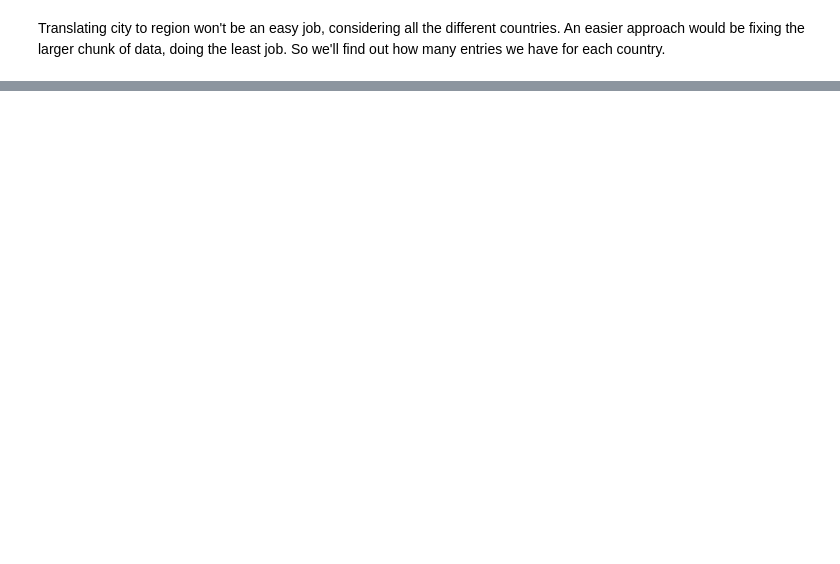
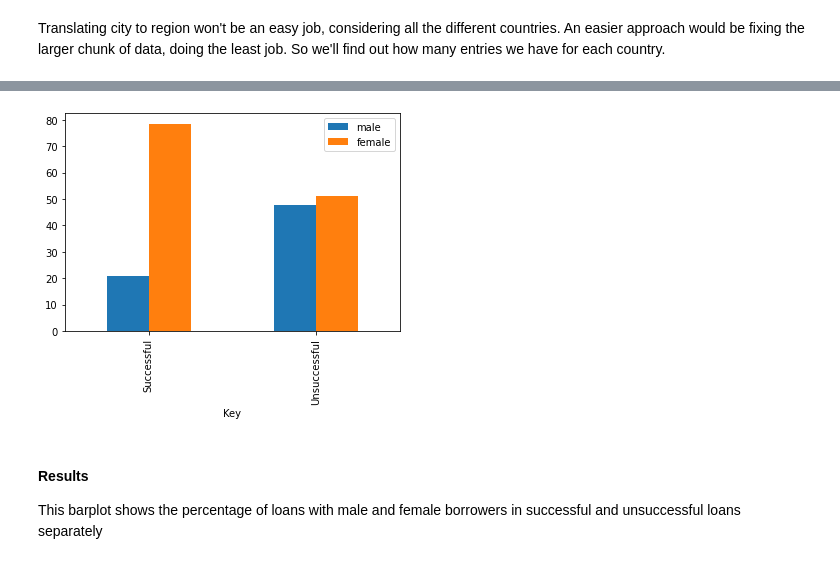
Before and after one commit to talgithub10/kiva, a Jupyter notebook: kiva.ipynb, the cells around one changed output, grey strips where cells are left out. Saved outputs shown, nothing was run; the diff lists cells and outputs as text; code cells hidden in the pictures; blank space fills up the shorter version.

```diff
--- a/kiva.ipynb
+++ b/kiva.ipynb
@@ -432,0 +285,4 @@ We trained a very first model as a POC. The initial results indicate that there
+# %%
+successful_loans_df['Key'] = 'Successful'
+unsuccessful_loans_df['Key'] = 'Unsuccessful'
+loans_with_label = pd.concat([successful_loans_df, unsuccessful_loans_df]).reset_index(drop=True)
@@ -432,0 +315,16 @@ We trained a very first model as a POC. The initial results indicate that there
+# %%
+loans_with_label['borrowers_amount'] = loans_with_label.apply(lambda r:len(r.borrower_genders.split(',')) if type(r.borrower_genders) is str else 0, axis=1)
+loans_with_label['has_female'] = loans_with_label.apply(lambda r:'female' in r.borrower_genders.split(',') if type(r.borrower_genders) is str else False, axis=1)
+loans_with_label['has_male'] = loans_with_label.apply(lambda r:'male' in r.borrower_genders.split(',') if type(r.borrower_genders) is str else False, axis=1)
+# %%
+males_count = loans_with_label.groupby(['Key', 'has_male']).size().unstack('has_male')[True]
+females_count = loans_with_label.groupby(['Key', 'has_female']).size().unstack('has_female')[True]
+gender_df = pd.DataFrame([males_count, females_count], index=['male', 'female'])
+gender_df["Successful"] = gender_df["Successful"].apply(lambda x: x / len(successful_loans_df) * 100)
+gender_df["Unsuccessful"] = gender_df["Unsuccessful"].apply(lambda x: x / len(unsuccessful_loans_df) * 100)
+ax = gender_df.transpose().plot(kind="bar")
+# %% [output]
+[figure, added]
+# %% [markdown]
+ #### Results
+ This barplot shows the percentage of loans with male and female borrowers in successful and unsuccessful loans separately
```
Also changed, not shown: parts of 183 cells of this notebook.
